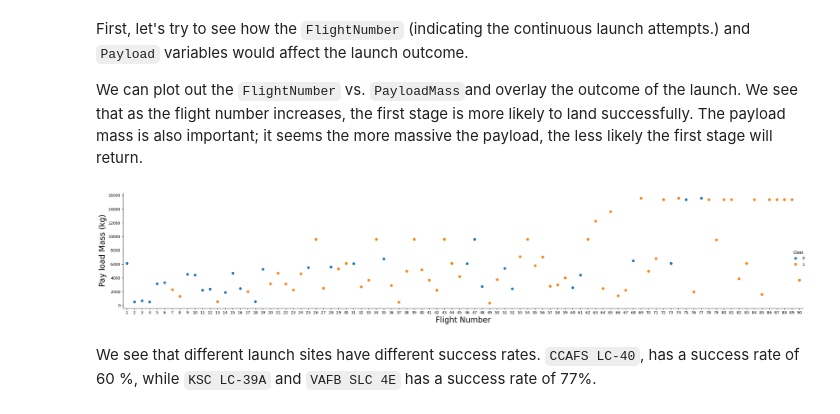
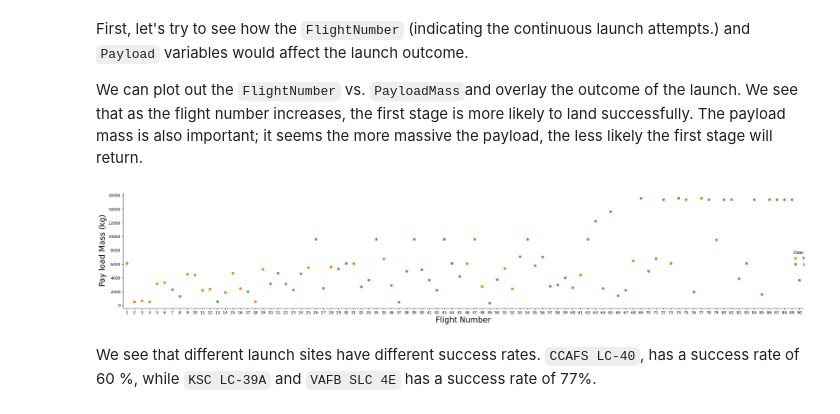
Before and after one commit to andreypomortsev/spacey-ibm-ds-project, a Jupyter notebook: eda_dataviz.ipynb, the cells around one changed output. Saved outputs shown, nothing was run; the diff lists cells and outputs as text; code cells hidden in the pictures.

```diff
--- a/eda_dataviz.ipynb
+++ b/eda_dataviz.ipynb
@@ -74,19 +74,22 @@ First, let's try to see how the `FlightNumber` (indicating the continuous launch
 
 We can plot out the <code>FlightNumber</code> vs. <code>PayloadMass</code>and overlay the outcome of the launch. We see that as the flight number increases, the first stage is more likely to land successfully. The payload mass is also important; it seems the more massive the payload, the less likely the first stage will return.
 # %%
-sns.catplot(y="PayloadMass", x="FlightNumber", hue="Class", data=df, aspect=5, size=7)
+# Set colorblind friendly palette
+palette = ('#ff7f00', '#4daf4a')
+
+sns.catplot(y="PayloadMass", x="FlightNumber", hue="Class", data=df, aspect=5, size=7, palette=palette)
 plt.xlabel("Flight Number", fontsize=20)
 plt.ylabel("Pay load Mass (kg)", fontsize=20)
 
 # Add tight_layout at the end
 plt.tight_layout()
 
 # Save the plot to a file
 plt.savefig('EDA_plots/eda_dataviz_payload_vs_flightnumber_plot.png', dpi=150)
 
 plt.show()
 # %% [output]
-[figure, old version]
+[figure, new version]
 # %% [markdown]
 We see that different launch sites have different success rates.  <code>CCAFS LC-40</code>, has a success rate of 60 %, while  <code>KSC LC-39A</code> and <code>VAFB SLC 4E</code> has a success rate of 77%.
 # %% [markdown]
```
Also changed, not shown: parts of 9 cells of this notebook.
